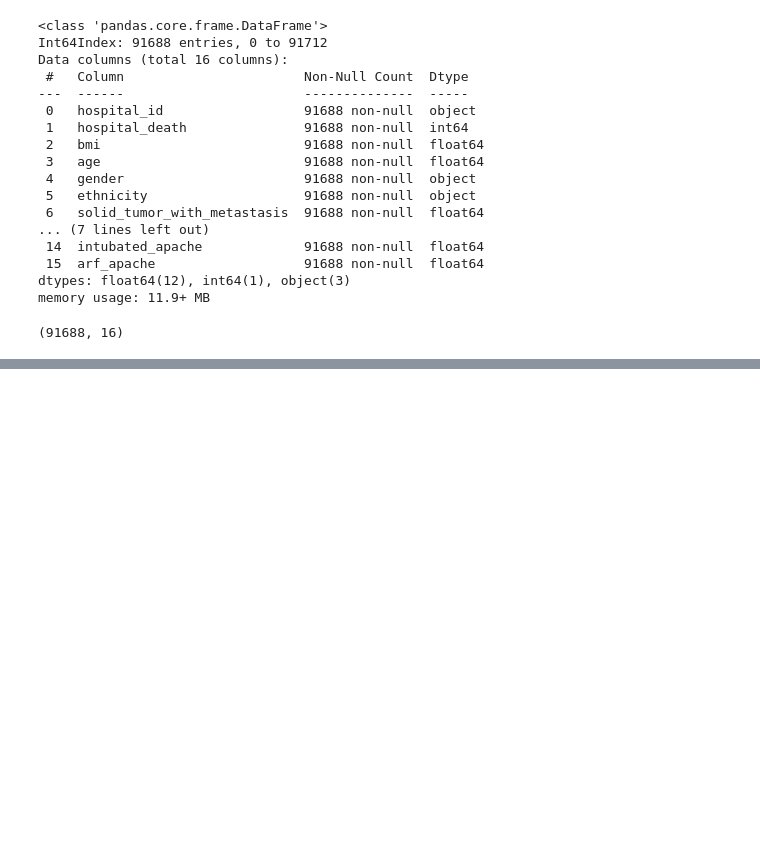
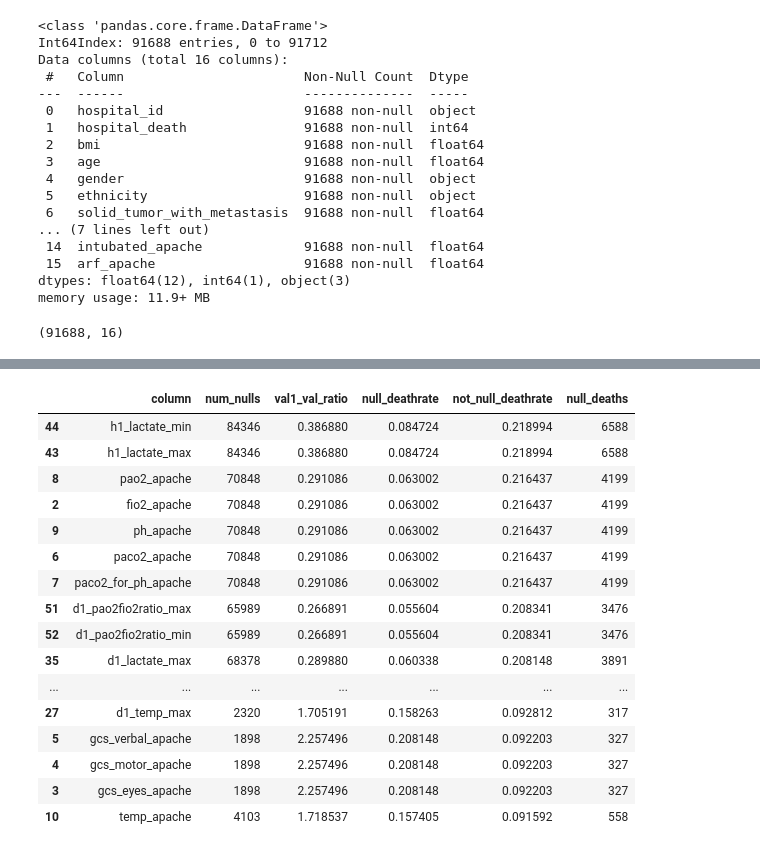
Before and after one commit to curie-capstone/predicting-patient-outcomes, a Jupyter notebook: chase/Untitled.ipynb, the cells around one changed output, grey strips where cells are left out. Cells and saved outputs as stored; diff of their text form; code cells hidden in the pictures; blank space fills up the shorter version.

```diff
--- a/chase/Untitled.ipynb
+++ b/chase/Untitled.ipynb
@@ -198,0 +275,20 @@ plt.show()
+# %%
+df2.sort_values(by=['not_null_deathrate'], ascending = False)
+# %% [output]
+|  | column | num_nulls | val1_val_ratio | null_deathrate | not_null_deathrate | null_deaths |
+| 44 | h1_lactate_min | 84346 | 0.386880 | 0.084724 | 0.218994 | 6588 |
+| 43 | h1_lactate_max | 84346 | 0.386880 | 0.084724 | 0.218994 | 6588 |
+| 8 | pao2_apache | 70848 | 0.291086 | 0.063002 | 0.216437 | 4199 |
+| 2 | fio2_apache | 70848 | 0.291086 | 0.063002 | 0.216437 | 4199 |
+| 9 | ph_apache | 70848 | 0.291086 | 0.063002 | 0.216437 | 4199 |
+| 6 | paco2_apache | 70848 | 0.291086 | 0.063002 | 0.216437 | 4199 |
+| 7 | paco2_for_ph_apache | 70848 | 0.291086 | 0.063002 | 0.216437 | 4199 |
+| 51 | d1_pao2fio2ratio_max | 65989 | 0.266891 | 0.055604 | 0.208341 | 3476 |
+| 52 | d1_pao2fio2ratio_min | 65989 | 0.266891 | 0.055604 | 0.208341 | 3476 |
+| 35 | d1_lactate_max | 68378 | 0.289880 | 0.060338 | 0.208148 | 3891 |
+| ... | ... | ... | ... | ... | ... | ... |
+| 27 | d1_temp_max | 2320 | 1.705191 | 0.158263 | 0.092812 | 317 |
+| 5 | gcs_verbal_apache | 1898 | 2.257496 | 0.208148 | 0.092203 | 327 |
+| 4 | gcs_motor_apache | 1898 | 2.257496 | 0.208148 | 0.092203 | 327 |
+| 3 | gcs_eyes_apache | 1898 | 2.257496 | 0.208148 | 0.092203 | 327 |
+| 10 | temp_apache | 4103 | 1.718537 | 0.157405 | 0.091592 | 558 |
```
Also changed, not shown: parts of 17 cells of this notebook.
